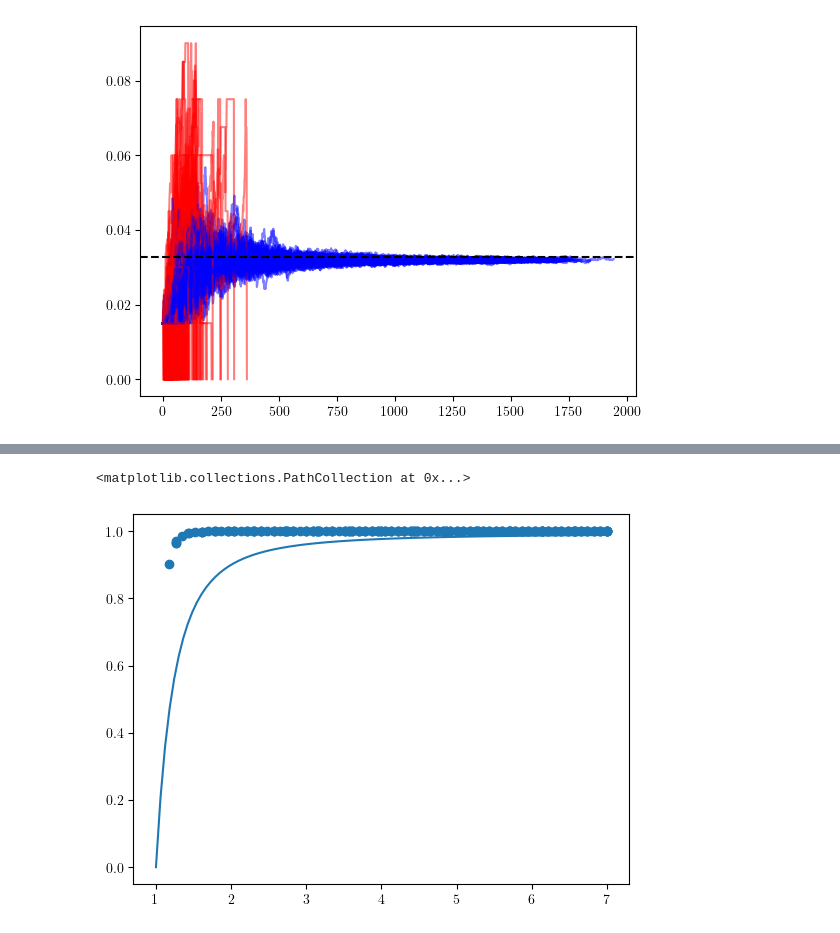
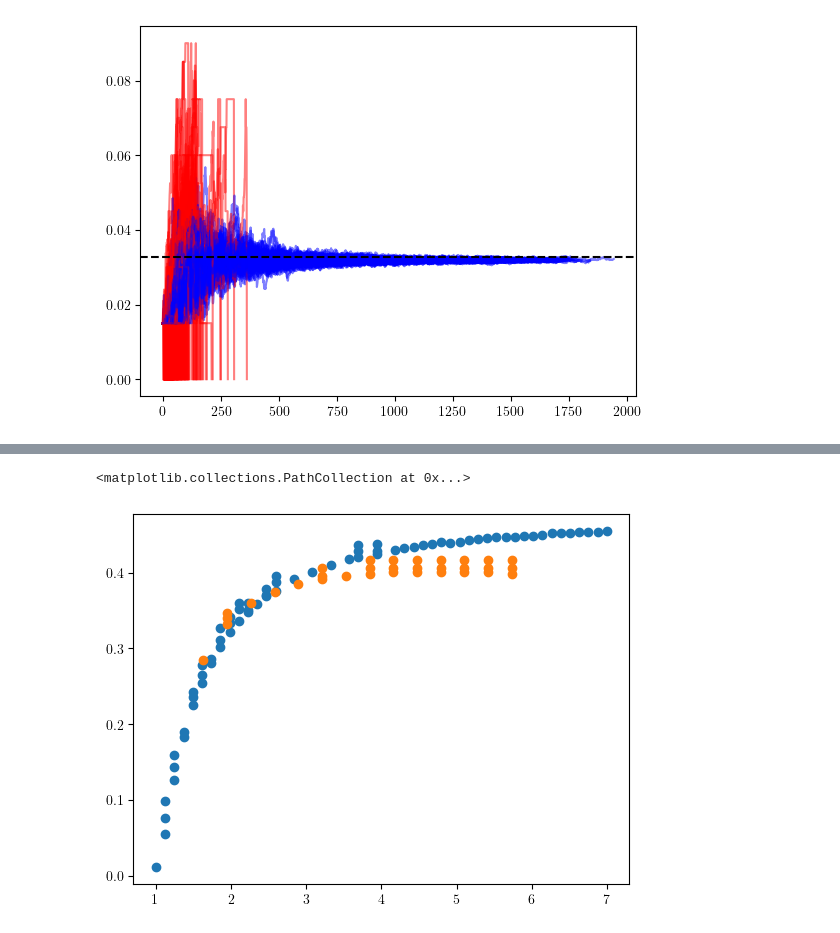
Before and after one commit to francescozambelli/CancerEvo, a Jupyter notebook: notebooks/analysis.ipynb, the cells around one changed output, grey strips where cells are left out. Drawn from its saved outputs; the diff is of its cells as text; code cells hidden in the pictures.

```diff
--- a/notebooks/analysis.ipynb
+++ b/notebooks/analysis.ipynb
@@ -248,15 +252,16 @@ stabl
 # %%
 x = np.linspace(1,7,100)
 
 def th_pred(x):
     mu = 0.015
     ps = (1-mu)**(10)
     return (1-((1+1/x)/2)**(1/10))
 def pdeath(x):
     return 1-(1-x)**(10)
 
-plt.plot(x, pdeath(th_pred(x)))
+#plt.plot(x, pdeath(th_pred(x)))
+plt.scatter(stab['rmax_norm'], pdeath(stab['stable_dmu']*10))
 plt.scatter(stabl['rmax_norm'], pdeath(stabl['stable_dmu']*10))
 # %% [output]
 <matplotlib.collections.PathCollection at 0x...>
-[figure, old version]
+[figure, new version]
```
Also changed, not shown: parts of 3 cells of this notebook, 7 other files.
